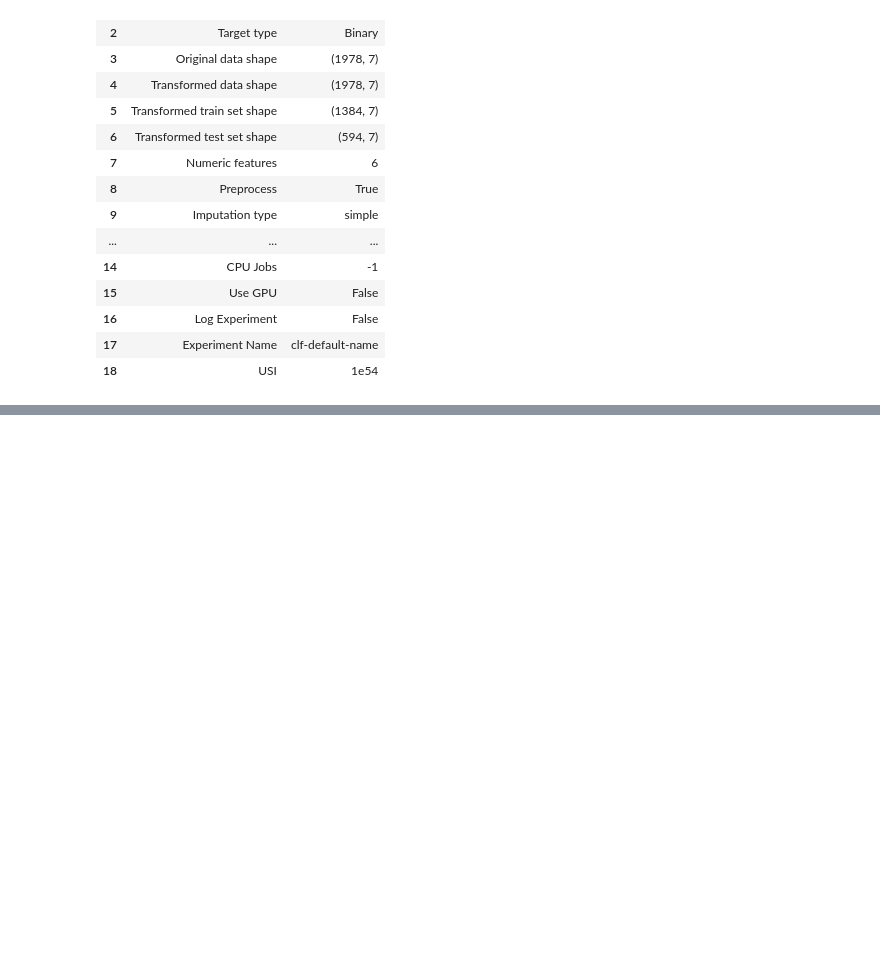
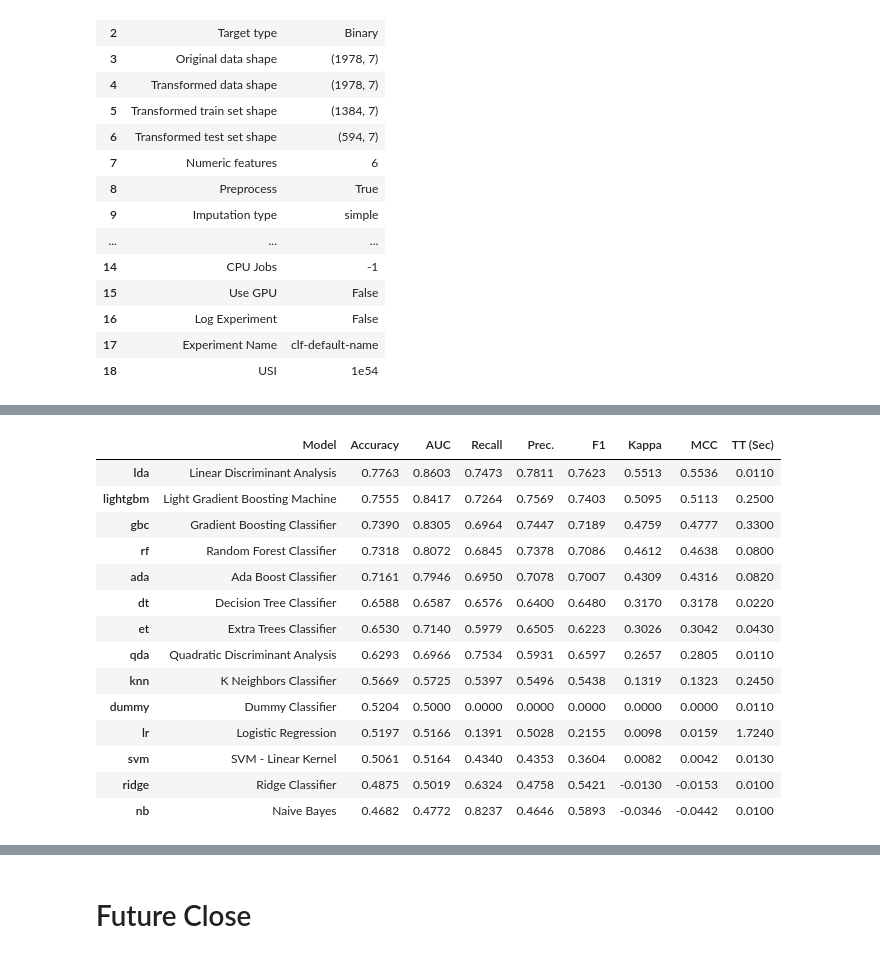
Before and after one commit to Smaran1832/Altcoin-Price-Prediction, a Jupyter notebook: New_Experiments/Experiment_sets/Binance/Binance_experiments.ipynb, the cells around one changed output, grey strips where cells are left out. Saved outputs shown, nothing was run; the diff lists cells and outputs as text; code cells hidden in the pictures; blank space fills up the shorter version.

```diff
--- a/New_Experiments/Experiment_sets/Binance/Binance_experiments.ipynb
+++ b/New_Experiments/Experiment_sets/Binance/Binance_experiments.ipynb
@@ -781,0 +894,3 @@ best_model=compare_models()
+# %%
+best_model=compare_models()
+# %% [output]
@@ -781,0 +898,15 @@ best_model=compare_models()
+|  | Model | Accuracy | AUC | Recall | Prec. | F1 | Kappa | MCC | TT (Sec) |
+| lda | Linear Discriminant Analysis | 0.7763 | 0.8603 | 0.7473 | 0.7811 | 0.7623 | 0.5513 | 0.5536 | 0.0110 |
+| lightgbm | Light Gradient Boosting Machine | 0.7555 | 0.8417 | 0.7264 | 0.7569 | 0.7403 | 0.5095 | 0.5113 | 0.2500 |
+| gbc | Gradient Boosting Classifier | 0.7390 | 0.8305 | 0.6964 | 0.7447 | 0.7189 | 0.4759 | 0.4777 | 0.3300 |
+| rf | Random Forest Classifier | 0.7318 | 0.8072 | 0.6845 | 0.7378 | 0.7086 | 0.4612 | 0.4638 | 0.0800 |
+| ada | Ada Boost Classifier | 0.7161 | 0.7946 | 0.6950 | 0.7078 | 0.7007 | 0.4309 | 0.4316 | 0.0820 |
+| dt | Decision Tree Classifier | 0.6588 | 0.6587 | 0.6576 | 0.6400 | 0.6480 | 0.3170 | 0.3178 | 0.0220 |
+| et | Extra Trees Classifier | 0.6530 | 0.7140 | 0.5979 | 0.6505 | 0.6223 | 0.3026 | 0.3042 | 0.0430 |
+| qda | Quadratic Discriminant Analysis | 0.6293 | 0.6966 | 0.7534 | 0.5931 | 0.6597 | 0.2657 | 0.2805 | 0.0110 |
+| knn | K Neighbors Classifier | 0.5669 | 0.5725 | 0.5397 | 0.5496 | 0.5438 | 0.1319 | 0.1323 | 0.2450 |
+| dummy | Dummy Classifier | 0.5204 | 0.5000 | 0.0000 | 0.0000 | 0.0000 | 0.0000 | 0.0000 | 0.0110 |
+| lr | Logistic Regression | 0.5197 | 0.5166 | 0.1391 | 0.5028 | 0.2155 | 0.0098 | 0.0159 | 1.7240 |
+| svm | SVM - Linear Kernel | 0.5061 | 0.5164 | 0.4340 | 0.4353 | 0.3604 | 0.0082 | 0.0042 | 0.0130 |
+| ridge | Ridge Classifier | 0.4875 | 0.5019 | 0.6324 | 0.4758 | 0.5421 | -0.0130 | -0.0153 | 0.0100 |
+| nb | Naive Bayes | 0.4682 | 0.4772 | 0.8237 | 0.4646 | 0.5893 | -0.0346 | -0.0442 | 0.0100 |
@@ -781,0 +914,2 @@ best_model=compare_models()
+# %% [markdown]
+# Future Close
```
Also changed, not shown: parts of 22 cells of this notebook, 7 other files.
